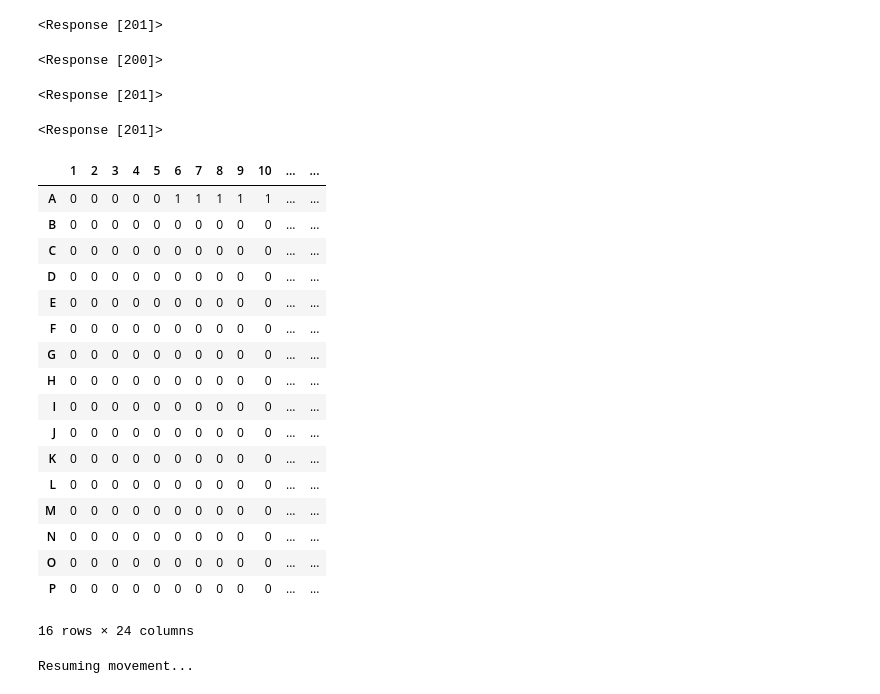
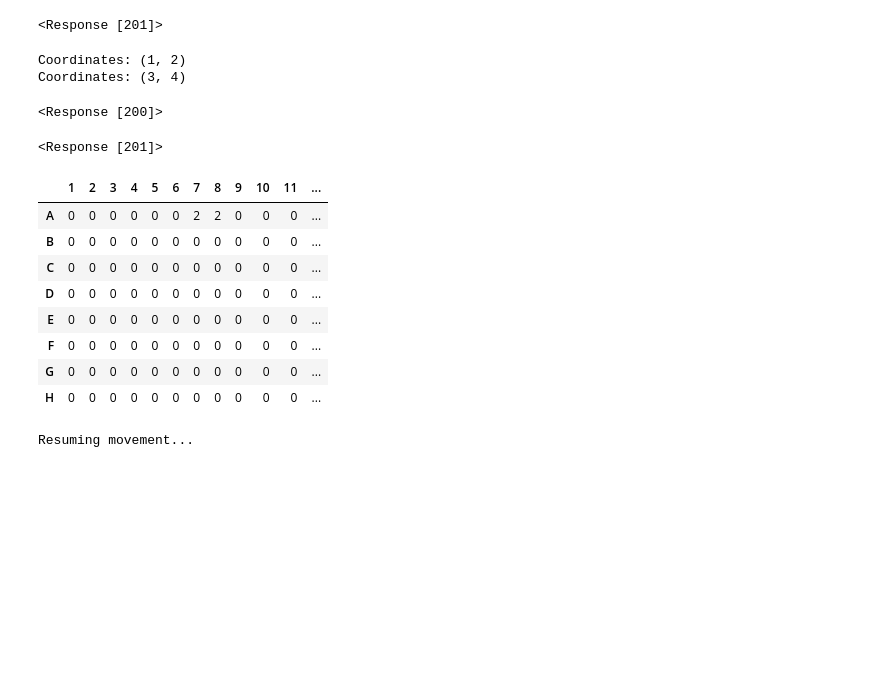
Before and after one commit to steiva/ot2-microtissue-manipulator, a Jupyter notebook: notebooks/calibration_test.ipynb, the cells around one changed output. Saved outputs shown, nothing was run; the diff lists cells and outputs as text; code cells hidden in the pictures; blank space fills up the shorter version.

```diff
--- a/notebooks/calibration_test.ipynb
+++ b/notebooks/calibration_test.ipynb
@@ -645,8 +666,3 @@ Labware ID:
-# %%
-# r = openapi.pick_up_tip(openapi.labware_dct['10'], "B11")
-r = openapi.pick_up_tip(openapi.labware_dct['11'], "C2")
-# %%
-r = openapi.pick_up_tip(openapi.labware_dct['10'], "B4")
 # %%
 openapi.drop_tip_in_place()
 # %% [output]
@@ -727,12 +747,12 @@ openapi.move_to_well(openapi.labware_dct['6'], "A1", well_location='top', offset
 # %%
 # Take solution off the well palte with cuboids
 
-columns = list(range(1,13))
+columns = list(range(1,7))
 # rows = ['A', 'B', 'C', 'D', 'E', 'F', 'G', 'H', 'I', 'J', 'K', 'L', 'M', 'N', 'O', 'P']
 rows = ['B']
-x_offset = -2
+x_offset = -0.1
 y_offset = 0
-z_offset = 1
+z_offset = 0
 takeoff_volume = 100
 
 row_idx = 0
@@ -742,18 +762,20 @@ while row_idx < len(rows):
     row = rows[row_idx]
     while column_idx < len(columns):
         column = columns[column_idx]
-        r = openapi.aspirate(openapi.labware_dct['6'], f"{row}{column}", well_location = 'bottom', offset = (x_offset,y_offset,z_offset), volume = takeoff_volume, flow_rate = 10)
+        r = openapi.aspirate(openapi.labware_dct['5'], f"{row}{column}", well_location = 'center', offset = (x_offset, y_offset, -2), volume = takeoff_volume//2, flow_rate = 20)
+        # responce_dict = json.loads(r.text)['data']
+        r = openapi.aspirate(openapi.labware_dct['5'], f"{row}{column}", well_location = 'bottom', offset = (x_offset, y_offset, z_offset), volume = takeoff_volume//2, flow_rate = 10)
         responce_dict = json.loads(r.text)['data']
         if responce_dict['status'] == 'failed':
             if responce_dict['error']['errorType'] == 'InvalidAspirateVolumeError':
                 print('Dumping fluid')
-                openapi.blow_out(openapi.labware_dct['3'], "A2", well_location='center', flow_rate = 200)
+                openapi.blow_out(openapi.labware_dct['4'], "A2", well_location='center', flow_rate = 200)
         else:
             column_idx += 1
     column_idx = 0
     row_idx += 1
 
-openapi.blow_out(openapi.labware_dct['3'], "A2", well_location='center', flow_rate = 200)
+openapi.blow_out(openapi.labware_dct['4'], "A2", well_location='center', flow_rate = 200)
 openapi.move_relative('z', 20)
 # %% [output]
 Dumping fluid
@@ -784,9 +806,9 @@ openapi.move_to_well(openapi.labware_dct['6'], "A1", well_location='top', offset
 # %%
 columns = list(range(1,13))
 # rows = ['A', 'B', 'C', 'D', 'E', 'F', 'G', 'H', 'I', 'J', 'K', 'L', 'M', 'N', 'O', 'P']
-rows = ['A', 'B', 'C', 'D']
+rows = ['A', 'B']
 x_offset = 0
-y_offset = -2
+y_offset = 0
 
 row_idx = 0
 column_idx = 0
@@ -795,20 +817,21 @@ while row_idx < len(rows):
     row = rows[row_idx]
     while column_idx < len(columns):
         column = columns[column_idx]
-        r = openapi.dispense(openapi.labware_dct['6'], f"{row}{column}", well_location = 'bottom', offset = (x_offset, y_offset, 0), volume = 70, flow_rate = 200)
+        r = openapi.dispense(openapi.labware_dct['5'], f"{row}{column}", well_location = 'bottom', offset = (x_offset, y_offset, 0), volume = 100, flow_rate = 200)
+        openapi.move_relative('z', 20)
         responce_dict = json.loads(r.text)['data']
         if responce_dict['status'] == 'failed':
             if responce_dict['error']['errorType'] == 'InvalidDispenseVolumeError':
                 print('Refilling pipette')
-                openapi.aspirate(openapi.labware_dct['3'], "A1", well_location ='bottom', volume = 140, flow_rate = 200)
+                openapi.aspirate(openapi.labware_dct['4'], "A1", well_location ='bottom', volume = 200, flow_rate = 200)
         else:
             column_idx += 1
     column_idx = 0
     row_idx += 1
 
-openapi.blow_out(openapi.labware_dct['3'], "A1", well_location='center', flow_rate = 200)
-openapi.aspirate(openapi.labware_dct['3'], "A2", volume = 50, flow_rate = 200)
-openapi.dispense(openapi.labware_dct['3'], "A2", volume = 50, flow_rate = 200)
+openapi.blow_out(openapi.labware_dct['4'], "A1", well_location='center', flow_rate = 200)
+openapi.aspirate(openapi.labware_dct['4'], "A2", volume = 50, flow_rate = 200)
+openapi.dispense(openapi.labware_dct['4'], "A2", volume = 50, flow_rate = 200)
 # %% [output]
 Refilling pipette
 Refilling pipette
@@ -3702,13 +3882,17 @@ openapi.move_relative('z', 40)
+# %%
+for x, y in array:
+    print(f"Coordinates: ({x}, {y})")
+# %% [output]
+Coordinates: (1, 2)
+Coordinates: (3, 4)
 # %%
 openapi.toggle_lights()
 # %% [output]
 <Response [200]>
 # %%
-x_offset = -1
-y_offset = -1.5
-openapi.move_to_well(openapi.labware_dct['3'], "A1", well_location="top", offset=(x_offset, y_offset, 1))
+x_offset = 0.0
+y_offset = 0.0
+# openapi.move_to_well(openapi.labware_dct['5'], "A1", well_location="top", offset=(x_offset, y_offset, 1))
-# %% [output]
-<Response [201]>
 # %%
 picking_settings = {'vol': 10.0,
                     'dish_bottom': 66.1,
@@ -3733,32 +3918,23 @@ openapi.aspirate_in_place(volume = 20, flow_rate = 50)
 # %% [output]
 <Response [201]>
 # %%
-plate_type = 384
+plate_type = 96
 dest = Destination(plate_type)
 well_df = create_well_plan(plate_type)
 # well_df.loc['C':'N', 2:3] = 4
-well_df.loc['A', 6:10] = 1
+well_df.loc['A', 7:8] = 2
 well_plan = {f"{row}{col}": well_df.loc[row, col] for row in well_df.index for col in well_df.columns if well_df.loc[row, col] > 0}
 well_df
 # %% [output]
-|  | 1 | 2 | 3 | 4 | 5 | 6 | 7 | 8 | 9 | 10 | ... | ... |
-| A | 0 | 0 | 0 | 0 | 0 | 1 | 1 | 1 | 1 | 1 | ... | ... |
-| B | 0 | 0 | 0 | 0 | 0 | 0 | 0 | 0 | 0 | 0 | ... | ... |
-| C | 0 | 0 | 0 | 0 | 0 | 0 | 0 | 0 | 0 | 0 | ... | ... |
-| D | 0 | 0 | 0 | 0 | 0 | 0 | 0 | 0 | 0 | 0 | ... | ... |
-| E | 0 | 0 | 0 | 0 | 0 | 0 | 0 | 0 | 0 | 0 | ... | ... |
-| F | 0 | 0 | 0 | 0 | 0 | 0 | 0 | 0 | 0 | 0 | ... | ... |
-| G | 0 | 0 | 0 | 0 | 0 | 0 | 0 | 0 | 0 | 0 | ... | ... |
-| H | 0 | 0 | 0 | 0 | 0 | 0 | 0 | 0 | 0 | 0 | ... | ... |
-| I | 0 | 0 | 0 | 0 | 0 | 0 | 0 | 0 | 0 | 0 | ... | ... |
-| J | 0 | 0 | 0 | 0 | 0 | 0 | 0 | 0 | 0 | 0 | ... | ... |
-| K | 0 | 0 | 0 | 0 | 0 | 0 | 0 | 0 | 0 | 0 | ... | ... |
-| L | 0 | 0 | 0 | 0 | 0 | 0 | 0 | 0 | 0 | 0 | ... | ... |
-| M | 0 | 0 | 0 | 0 | 0 | 0 | 0 | 0 | 0 | 0 | ... | ... |
-| N | 0 | 0 | 0 | 0 | 0 | 0 | 0 | 0 | 0 | 0 | ... | ... |
-| O | 0 | 0 | 0 | 0 | 0 | 0 | 0 | 0 | 0 | 0 | ... | ... |
-| P | 0 | 0 | 0 | 0 | 0 | 0 | 0 | 0 | 0 | 0 | ... | ... |
+|  | 1 | 2 | 3 | 4 | 5 | 6 | 7 | 8 | 9 | 10 | 11 | ... |
+| A | 0 | 0 | 0 | 0 | 0 | 0 | 2 | 2 | 0 | 0 | 0 | ... |
+| B | 0 | 0 | 0 | 0 | 0 | 0 | 0 | 0 | 0 | 0 | 0 | ... |
+| C | 0 | 0 | 0 | 0 | 0 | 0 | 0 | 0 | 0 | 0 | 0 | ... |
+| D | 0 | 0 | 0 | 0 | 0 | 0 | 0 | 0 | 0 | 0 | 0 | ... |
+| E | 0 | 0 | 0 | 0 | 0 | 0 | 0 | 0 | 0 | 0 | 0 | ... |
+| F | 0 | 0 | 0 | 0 | 0 | 0 | 0 | 0 | 0 | 0 | 0 | ... |
+| G | 0 | 0 | 0 | 0 | 0 | 0 | 0 | 0 | 0 | 0 | 0 | ... |
+| H | 0 | 0 | 0 | 0 | 0 | 0 | 0 | 0 | 0 | 0 | 0 | ... |
-16 rows × 24 columns
 # %%
 routine = Routine(dest, well_plan, fill_strategy="vertical")
 # %%
```
Also changed, not shown: parts of 53 cells of this notebook.
